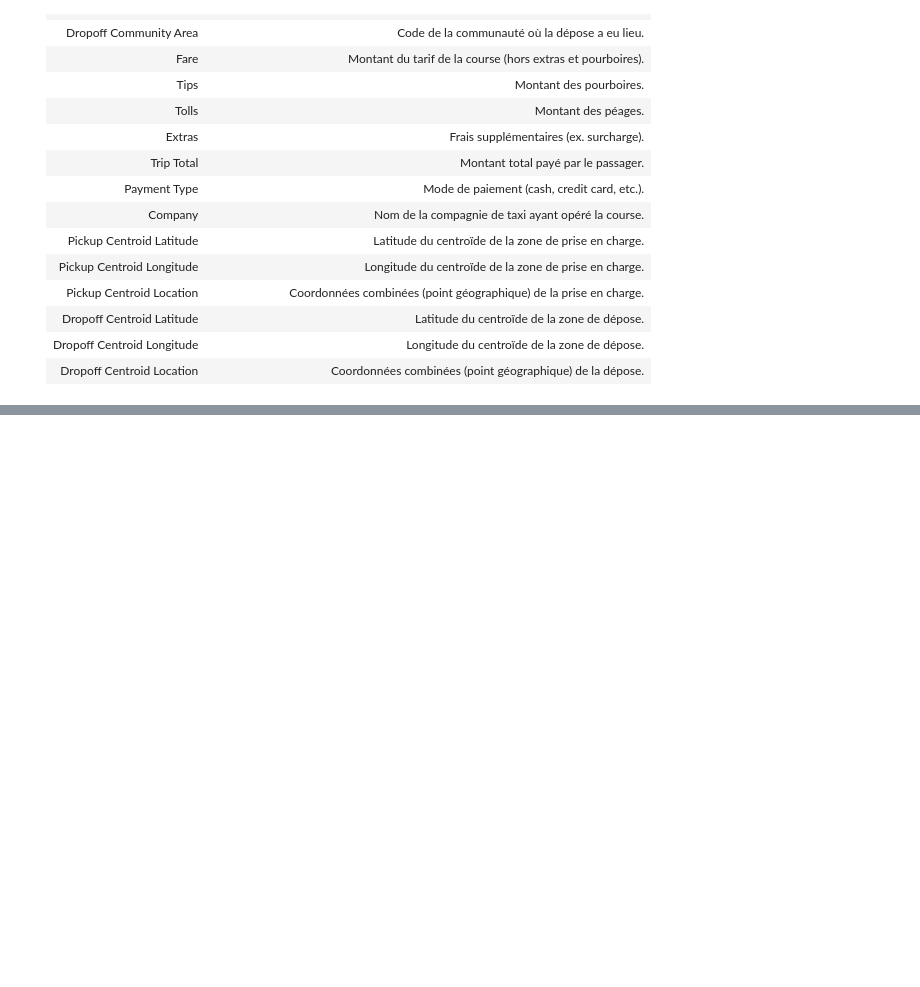
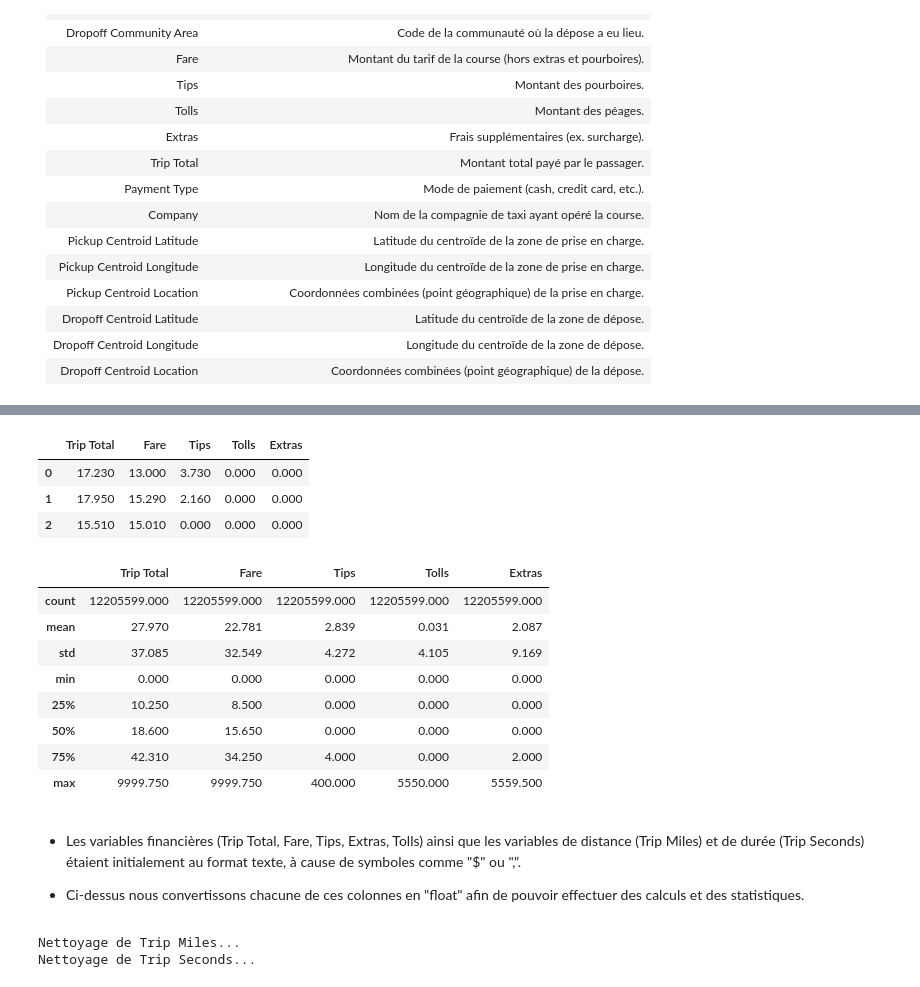
Before and after one commit to jbcheze/Predicting_Airline_Ticket_Prices, a Jupyter notebook: notebook/JB_Taxi.ipynb, the cells around one changed output, grey strips where cells are left out. Saved outputs shown, nothing was run; the diff lists cells and outputs as text; code cells hidden in the pictures; blank space fills up the shorter version.

```diff
--- a/notebook/JB_Taxi.ipynb
+++ b/notebook/JB_Taxi.ipynb
@@ -69,0 +110,16 @@ memory usage: 2.1+ GB
+# %%
+num_price_cols = ["Trip Total", "Fare", "Tips", "Tolls", "Extras"]
+
+for col in num_price_cols:
+    print(f"Nettoyage de {col}...")
+    df[col] = (
+        df[col]
+        .astype(str)
+        .str.replace(",", "", regex=False)   # retirer les virgules thousands
+        .str.replace("$", "", regex=False)   # retirer éventuels $
+        .str.strip()                         # retirer espaces
+        .replace("", pd.NA)                  # convertir vide -> NA
+    )
+
+    # Conversion finale en float
+    df[col] = pd.to_numeric(df[col], errors="coerce")
@@ -69,0 +147,40 @@ memory usage: 2.1+ GB
+# %%
+df[num_price_cols].head(3)
+# %% [output]
+|  | Trip Total | Fare | Tips | Tolls | Extras |
+| 0 | 17.230 | 13.000 | 3.730 | 0.000 | 0.000 |
+| 1 | 17.950 | 15.290 | 2.160 | 0.000 | 0.000 |
+| 2 | 15.510 | 15.010 | 0.000 | 0.000 | 0.000 |
+# %%
+pd.set_option('display.float_format', lambda x: '%.3f' % x)
+df[num_price_cols].describe()
+# %% [output]
+|  | Trip Total | Fare | Tips | Tolls | Extras |
+| count | 12205599.000 | 12205599.000 | 12205599.000 | 12205599.000 | 12205599.000 |
+| mean | 27.970 | 22.781 | 2.839 | 0.031 | 2.087 |
+| std | 37.085 | 32.549 | 4.272 | 4.105 | 9.169 |
+| min | 0.000 | 0.000 | 0.000 | 0.000 | 0.000 |
+| 25% | 10.250 | 8.500 | 0.000 | 0.000 | 0.000 |
+| 50% | 18.600 | 15.650 | 0.000 | 0.000 | 0.000 |
+| 75% | 42.310 | 34.250 | 4.000 | 0.000 | 2.000 |
+| max | 9999.750 | 9999.750 | 400.000 | 5550.000 | 5559.500 |
+# %% [markdown]
+- Les variables financières (Trip Total, Fare, Tips, Extras, Tolls) ainsi que les variables de distance (Trip Miles) et de durée (Trip Seconds) étaient initialement au format texte, à cause de symboles comme "$" ou ",".
+
+- Ci-dessus nous convertissons chacune de ces colonnes en "float" afin de pouvoir effectuer des calculs et des statistiques.
+# %%
+num_trip_cols = ["Trip Miles", "Trip Seconds"]
+
+for col in num_trip_cols:
+    print(f"Nettoyage de {col}...")
+    df[col] = (
+        df[col]
+        .astype(str)
+        .str.replace(",", "", regex=False)
+        .str.strip()
+        .replace("", pd.NA)
+    )
+    df[col] = pd.to_numeric(df[col], errors="coerce")
+# %% [output]
+Nettoyage de Trip Miles...
+Nettoyage de Trip Seconds...
```
Also changed, not shown: parts of 40 cells of this notebook.
